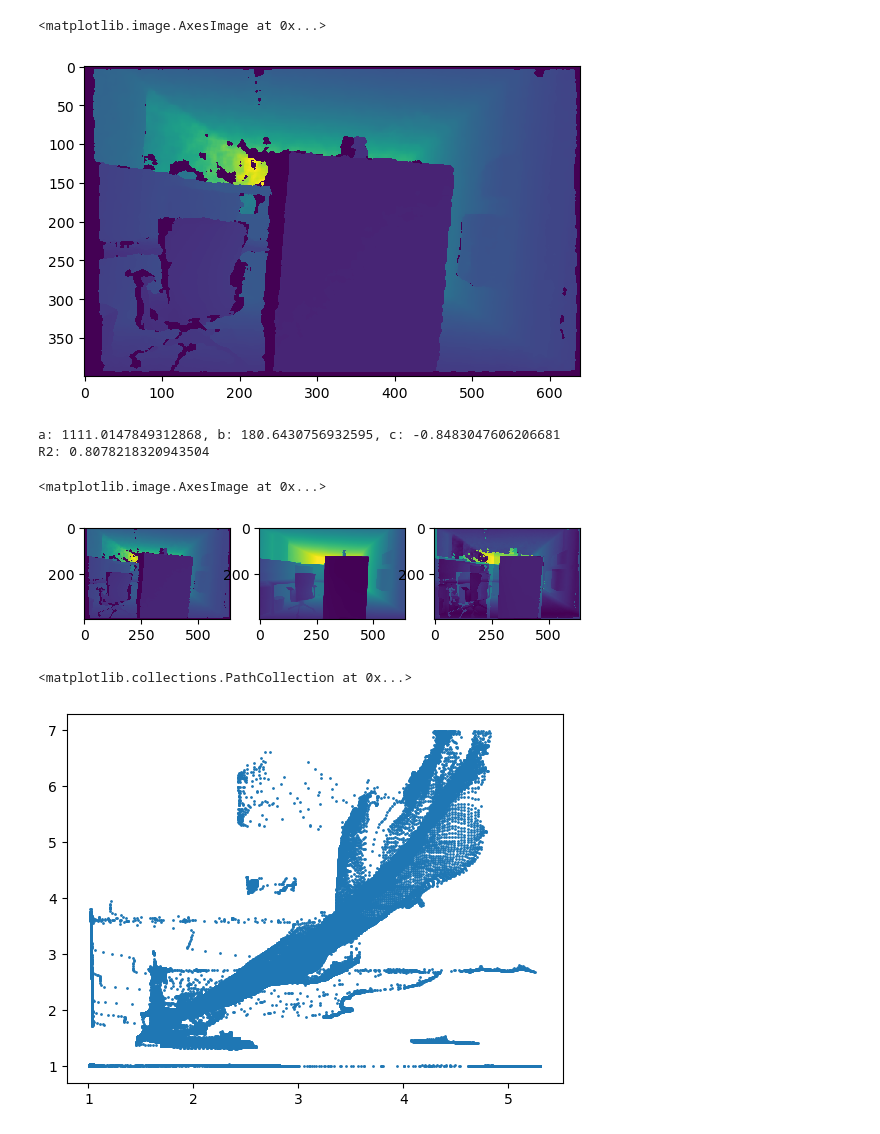
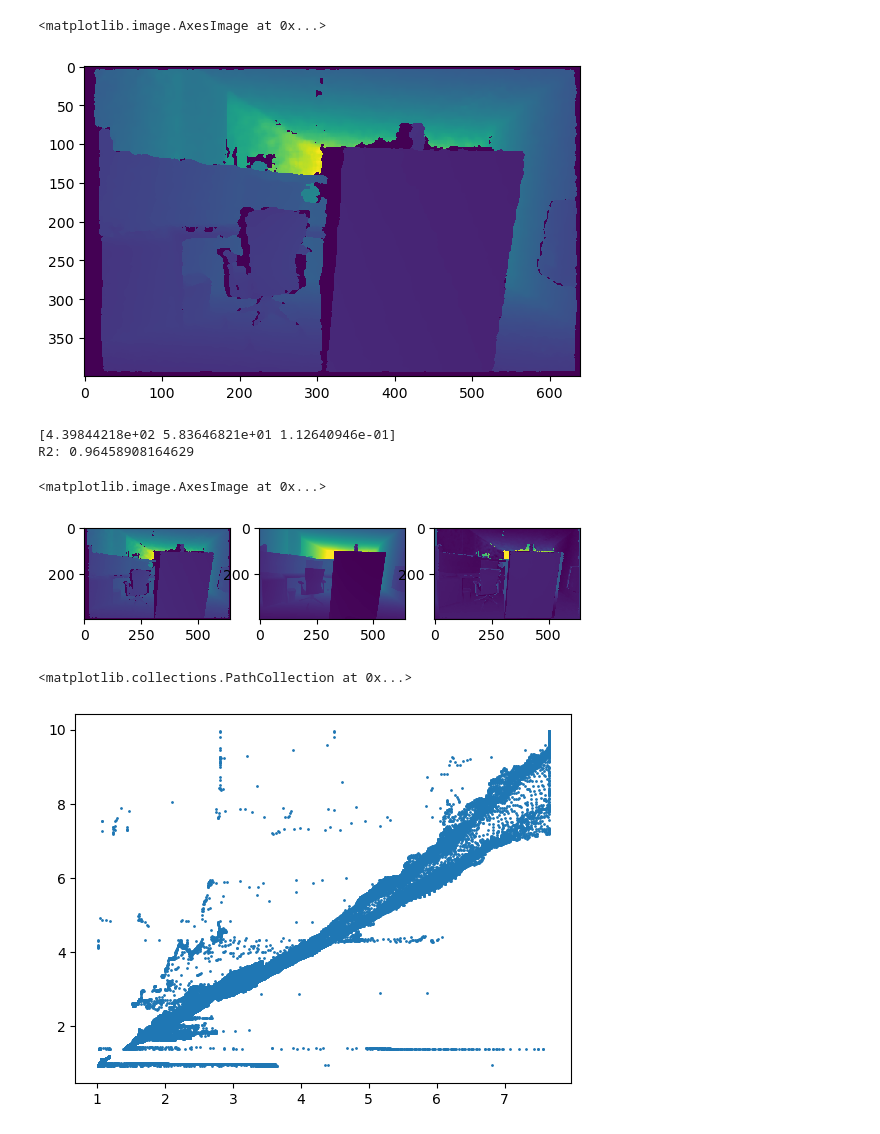
Before and after one commit to tauzn-clock/deep-stereo, a Jupyter notebook: scripts/evaluate_accuracy.ipynb, the cells around one changed output. Cells and saved outputs as stored; diff of their text form; code cells hidden in the pictures.

Commit message:
implement fitting on metric data directly

```diff
--- a/scripts/evaluate_accuracy.ipynb
+++ b/scripts/evaluate_accuracy.ipynb
@@ -16,7 +16,7 @@ CAMERA_JSON = "/scratchdata/gemini_2l.json"
 MODEL_PATH = f"/scratchdata/depth_anything_v2_{ENCODER}.pth"
 with open(CAMERA_JSON, 'r') as f:
     CAMERA_DATA = json.load(f)
-FRAME_INDEX = 42
+FRAME_INDEX = 0
 SQUARE_SIZE = 24 #mm
 CHECKERBOARD = (8,6)
 DEVICE = 'cuda' if torch.cuda.is_available() else 'mps' if torch.backends.mps.is_available() else 'cpu'
@@ -49,11 +49,11 @@ for topic, msg, t in bag.read_messages(topics=["/camera/depth/image_raw"]):
 plt.imshow(depth)
 # %% [output]
 <matplotlib.image.AxesImage at 0x...>
-[figure, old version]
+[figure, new version]
 # %%
 est_depth = MODEL.infer_image(np.array(img)) # HxW raw depth map in numpy
 
-pred_depth, popt = depth_anything_interface.get_pred_depth(depth, est_depth, CAMERA_DATA, verbose=True)
+pred_depth, popt = depth_anything_interface.get_pred_depth(depth, est_depth, CAMERA_DATA, depth_anything_interface.estimated_depth_model, verbose=True)
 
 fig, axs = plt.subplots(1, 3)
 
@@ -65,22 +65,24 @@ axs[1].imshow(pred_normalised)
 diff = abs(depth_normalised - pred_normalised)
 axs[2].imshow(diff)
 # %% [output]
-a: 1111.0147849312868, b: 180.6430756932595, c: -0.8483047606206681
-R2: 0.8078218320943504
+[4.39844218e+02 5.83646821e+01 1.12640946e-01]
+R2: 0.96458908164629
 <matplotlib.image.AxesImage at 0x...>
-[figure, old version]
+[figure, new version]
 # %%
 depth_flatten = depth.flatten()
 est_depth_flatten = est_depth.flatten()
-est_depth_flatten = est_depth_flatten[depth_flatten>=CAMERA_DATA["min_acc_range"]]
-depth_flatten = depth_flatten[depth_flatten>=CAMERA_DATA["min_acc_range"]]
-est_depth_flatten = est_depth_flatten[depth_flatten<=CAMERA_DATA["max_acc_range"]]
-depth_flatten = depth_flatten[depth_flatten<=CAMERA_DATA["max_acc_range"]]
+est_depth_flatten = est_depth_flatten[depth_flatten!=CAMERA_DATA["min_range"]]
+depth_flatten = depth_flatten[depth_flatten!=CAMERA_DATA["min_range"]]
+#est_depth_flatten = est_depth_flatten[depth_flatten>=CAMERA_DATA["min_acc_range"]]
+#depth_flatten = depth_flatten[depth_flatten>=CAMERA_DATA["min_acc_range"]]
+#est_depth_flatten = est_depth_flatten[depth_flatten<=CAMERA_DATA["max_acc_range"]]
+#depth_flatten = depth_flatten[depth_flatten<=CAMERA_DATA["max_acc_range"]]
 
-plt.scatter(depth_anything_interface.estimated_depth_model(est_depth_flatten, popt[0], popt[1], popt[2]), depth_flatten, s=1)
+plt.scatter(depth_anything_interface.estimated_depth_model(est_depth_flatten, *popt), depth_flatten, s=1)
 # %% [output]
 <matplotlib.collections.PathCollection at 0x...>
-[figure, old version]
+[figure, new version]
 # %%
 for topic, msg, t in bag.read_messages(topics=["/camera/color/camera_info"]):
     print(msg)
```
Also changed, not shown: parts of 8 cells of this notebook, 3 other files.
